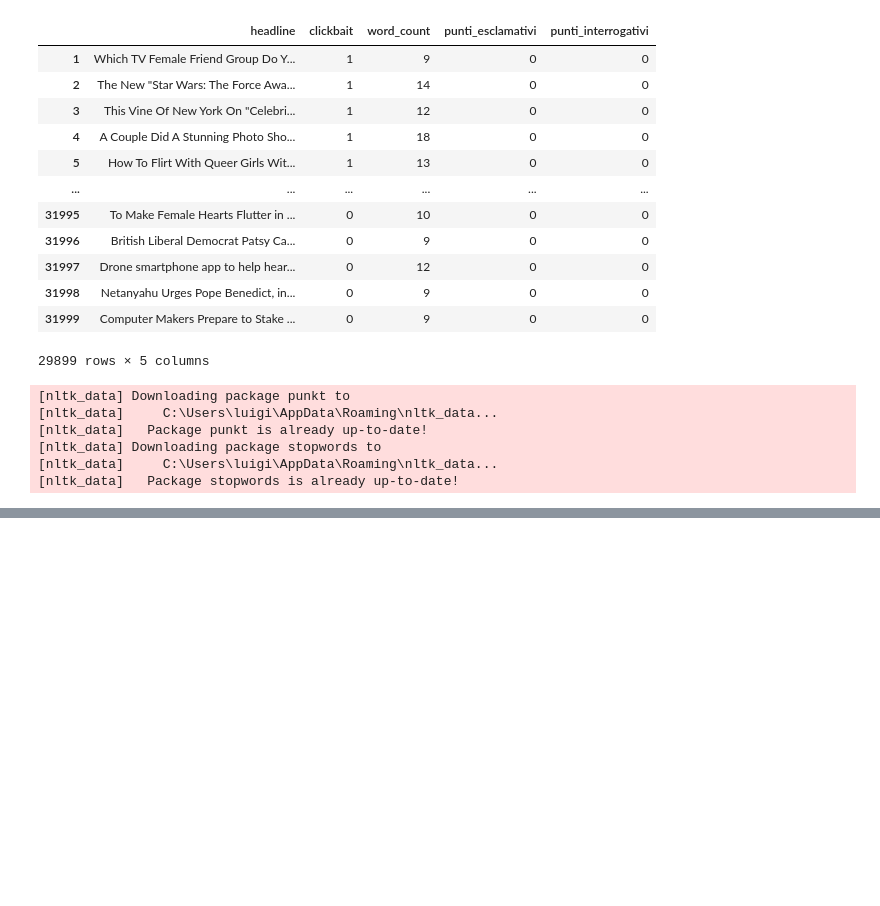
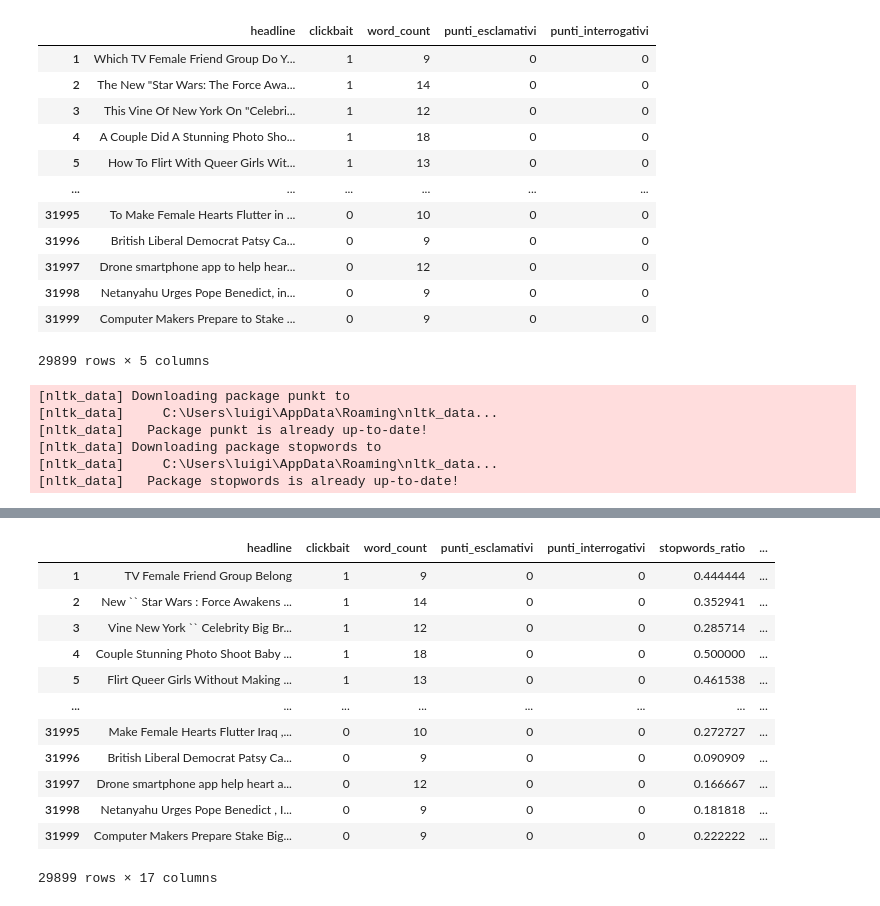
Before and after one commit to lu-ser/ML_Course_2025, a Jupyter notebook: lastLab/lab.ipynb, the cells around one changed output, grey strips where cells are left out. Cells and saved outputs as stored; diff of their text form; code cells hidden in the pictures; blank space fills up the shorter version.

```diff
--- a/lastLab/lab.ipynb
+++ b/lastLab/lab.ipynb
@@ -240,0 +347,16 @@ df['num_caratteri'] = df['headline'].apply(conta_caratteri)
+# %%
+df
+# %% [output]
+|  | headline | clickbait | word_count | punti_esclamativi | punti_interrogativi | stopwords_ratio | ... |
+| 1 | TV Female Friend Group Belong | 1 | 9 | 0 | 0 | 0.444444 | ... |
+| 2 | New `` Star Wars : Force Awakens ... | 1 | 14 | 0 | 0 | 0.352941 | ... |
+| 3 | Vine New York `` Celebrity Big Br... | 1 | 12 | 0 | 0 | 0.285714 | ... |
+| 4 | Couple Stunning Photo Shoot Baby ... | 1 | 18 | 0 | 0 | 0.500000 | ... |
+| 5 | Flirt Queer Girls Without Making ... | 1 | 13 | 0 | 0 | 0.461538 | ... |
+| ... | ... | ... | ... | ... | ... | ... | ... |
+| 31995 | Make Female Hearts Flutter Iraq ,... | 0 | 10 | 0 | 0 | 0.272727 | ... |
+| 31996 | British Liberal Democrat Patsy Ca... | 0 | 9 | 0 | 0 | 0.090909 | ... |
+| 31997 | Drone smartphone app help heart a... | 0 | 12 | 0 | 0 | 0.166667 | ... |
+| 31998 | Netanyahu Urges Pope Benedict , I... | 0 | 9 | 0 | 0 | 0.181818 | ... |
+| 31999 | Computer Makers Prepare Stake Big... | 0 | 9 | 0 | 0 | 0.222222 | ... |
+29899 rows × 17 columns
```
Also changed, not shown: parts of 6 cells of this notebook.
